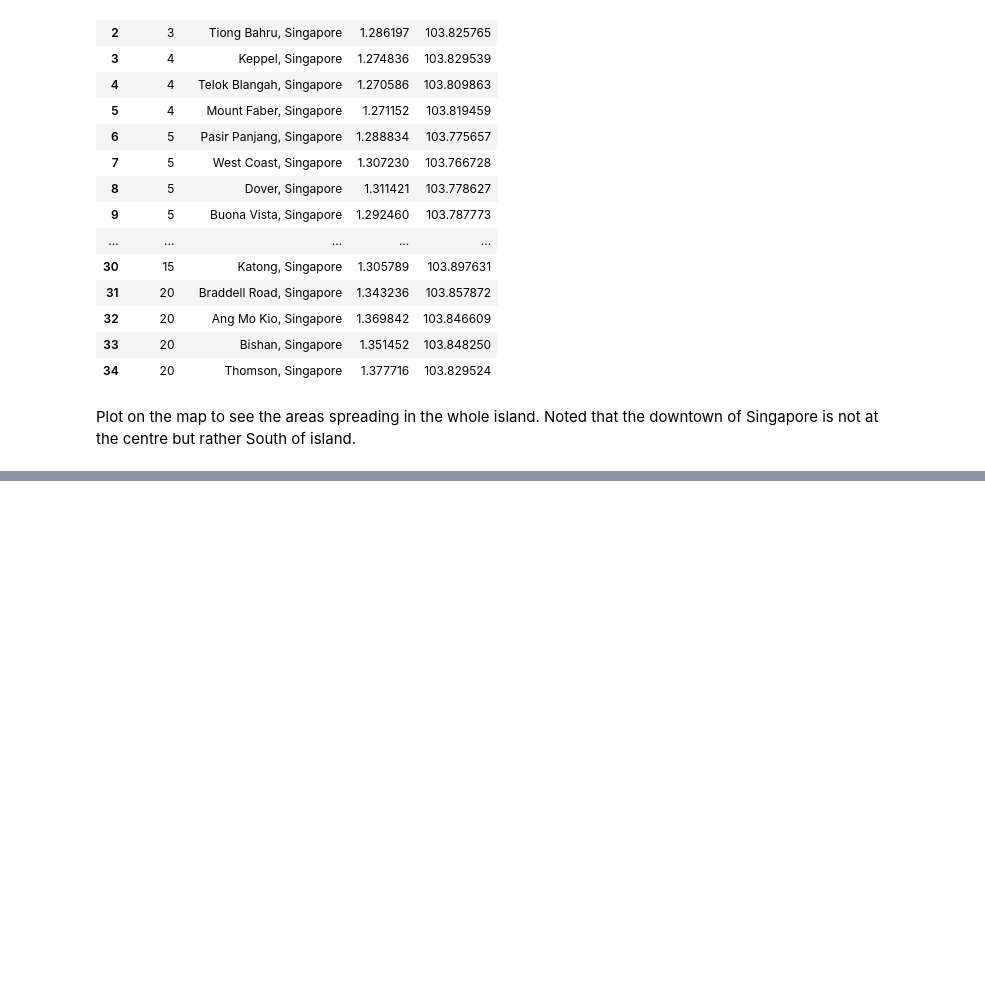
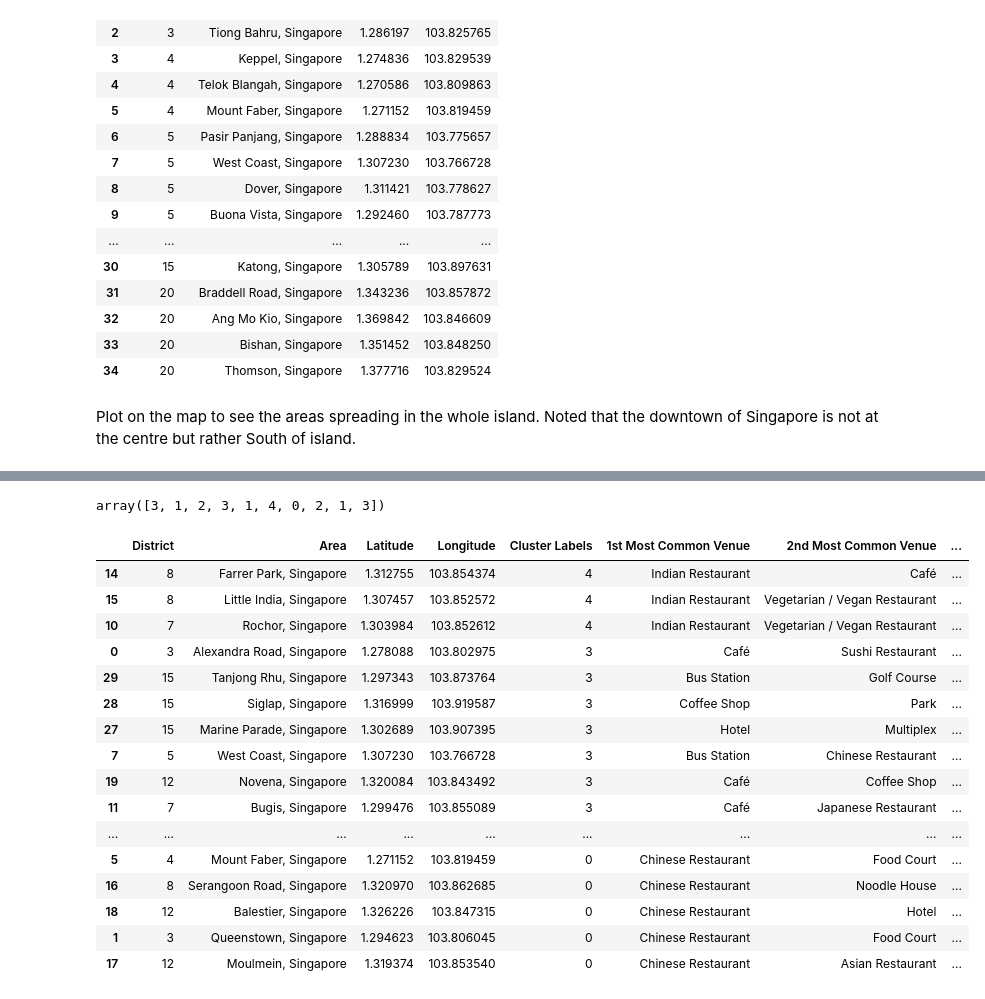
Before and after one commit to tianliangwanan/Coursera_Capstone, a Jupyter notebook: Battle of Neighborhood in Singapore.ipynb, the cells around one changed output, grey strips where cells are left out. Cells and saved outputs as stored; diff of their text form; code cells hidden in the pictures; blank space fills up the shorter version.

Commit message:
AMD PC update to Neighborhood

```diff
--- a/Battle of Neighborhood in Singapore.ipynb
+++ b/Battle of Neighborhood in Singapore.ipynb
@@ -147,0 +321,2 @@ map_singapore
+# %%
+rcr_sg_grouped = rcr_sg_onehot.groupby('Neighborhood').mean().reset_index()
@@ -147,0 +360,21 @@ map_singapore
+# %%
+num_top_venues = 10
+
+indicators = ['st', 'nd', 'rd']
+
+# create columns according to number of top venues
+columns = ['Neighborhood']
+for ind in np.arange(num_top_venues):
+    try:
+        columns.append('{}{} Most Common Venue'.format(ind+1, indicators[ind]))
+    except:
+        columns.append('{}th Most Common Venue'.format(ind+1))
+
+# create a new dataframe
+neighborhoods_venues_sorted = pd.DataFrame(columns=columns)
+neighborhoods_venues_sorted['Neighborhood'] = rcr_sg_grouped['Neighborhood']
+
+for ind in np.arange(rcr_sg_grouped.shape[0]):
+    neighborhoods_venues_sorted.iloc[ind, 1:] = return_most_common_venues(rcr_sg_grouped.iloc[ind, :], num_top_venues)
+
+neighborhoods_venues_sorted
@@ -147,0 +399,42 @@ map_singapore
+# %%
+# set number of clusters
+kclusters = 5
+
+rcr_sg_grouped_clustering = rcr_sg_grouped.drop('Neighborhood', 1)
+
+# run k-means clustering
+kmeans = KMeans(n_clusters=kclusters, random_state=0).fit(rcr_sg_grouped_clustering)
+
+# check cluster labels generated for each row in the dataframe
+kmeans.labels_[0:10]
+# %% [output]
+array([3, 1, 2, 3, 1, 4, 0, 2, 1, 3])
+# %%
+# add clustering labels
+neighborhoods_venues_sorted.insert(0, 'Cluster Labels', kmeans.labels_)
+#neighborhoods_venues_sorted.head()
+# %%
+sg_merged = rcr_sg_df
+
+# merge toronto_grouped with toronto_data to add latitude/longitude for each neighborhood
+sg_merged = sg_merged.join(neighborhoods_venues_sorted.set_index('Neighborhood'), on='Area')
+
+sg_merged.sort_values(by='Cluster Labels',ascending=False)
+# %% [output]
+|  | District | Area | Latitude | Longitude | Cluster Labels | 1st Most Common Venue | 2nd Most Common Venue | ... |
+| 14 | 8 | Farrer Park, Singapore | 1.312755 | 103.854374 | 4 | Indian Restaurant | Café | ... |
+| 15 | 8 | Little India, Singapore | 1.307457 | 103.852572 | 4 | Indian Restaurant | Vegetarian / Vegan Restaurant | ... |
+| 10 | 7 | Rochor, Singapore | 1.303984 | 103.852612 | 4 | Indian Restaurant | Vegetarian / Vegan Restaurant | ... |
+| 0 | 3 | Alexandra Road, Singapore | 1.278088 | 103.802975 | 3 | Café | Sushi Restaurant | ... |
+| 29 | 15 | Tanjong Rhu, Singapore | 1.297343 | 103.873764 | 3 | Bus Station | Golf Course | ... |
+| 28 | 15 | Siglap, Singapore | 1.316999 | 103.919587 | 3 | Coffee Shop | Park | ... |
+| 27 | 15 | Marine Parade, Singapore | 1.302689 | 103.907395 | 3 | Hotel | Multiplex | ... |
+| 7 | 5 | West Coast, Singapore | 1.307230 | 103.766728 | 3 | Bus Station | Chinese Restaurant | ... |
+| 19 | 12 | Novena, Singapore | 1.320084 | 103.843492 | 3 | Café | Coffee Shop | ... |
+| 11 | 7 | Bugis, Singapore | 1.299476 | 103.855089 | 3 | Café | Japanese Restaurant | ... |
+| ... | ... | ... | ... | ... | ... | ... | ... | ... |
+| 5 | 4 | Mount Faber, Singapore | 1.271152 | 103.819459 | 0 | Chinese Restaurant | Food Court | ... |
+| 16 | 8 | Serangoon Road, Singapore | 1.320970 | 103.862685 | 0 | Chinese Restaurant | Noodle House | ... |
+| 18 | 12 | Balestier, Singapore | 1.326226 | 103.847315 | 0 | Chinese Restaurant | Hotel | ... |
+| 1 | 3 | Queenstown, Singapore | 1.294623 | 103.806045 | 0 | Chinese Restaurant | Food Court | ... |
+| 17 | 12 | Moulmein, Singapore | 1.319374 | 103.853540 | 0 | Chinese Restaurant | Asian Restaurant | ... |
```
Also changed, not shown: parts of 19 cells of this notebook.
